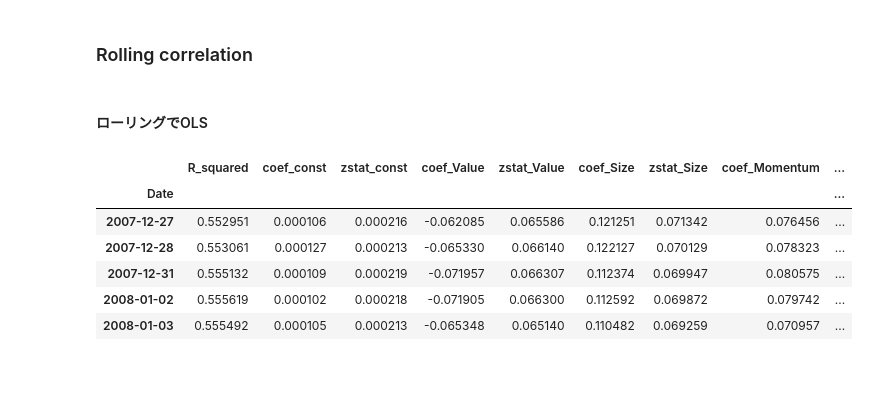
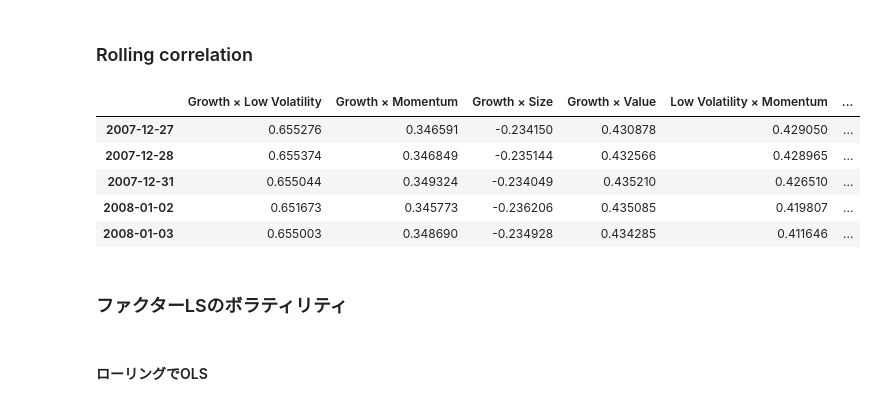
Before and after one commit to YH-05/finance, a Jupyter notebook: notebook/GEP_Quality-Growth/ファクター間スプレッド感応度.ipynb, the cells around one changed output. Saved outputs shown, nothing was run; the diff lists cells and outputs as text; code cells hidden in the pictures; blank space fills up the shorter version.

```diff
--- a/notebook/GEP_Quality-Growth/ファクター間スプレッド感応度.ipynb
+++ b/notebook/GEP_Quality-Growth/ファクター間スプレッド感応度.ipynb
@@ -170,51 +244,42 @@ fig.show()
 # %% [markdown]
 ### Rolling correlation
 # %%
-def rolling_correlation(X: pd.DataFrame, window: int = 252, step: int = 1):
-    """
-    説明変数間の全ペア相関を、係数ローリング回帰と同一窓で時系列算出。
-    X: 説明変数のみ（被説明変数は含めない）
-    戻り値: corr_ts (各列が変数ペア, 値はその窓のpairwise相関)
-    """
-    from itertools import combinations
-
-    cols = X.columns.tolist()
-    pairs = list(combinations(cols, 2))
-    idx, rows = [], []
-
-    for end in range(window, len(X) + 1, step):
-        win = X.iloc[end - window : end]
-        if (win.std() == 0).any():  # 分散ゼロ列（祝日ゼロ埋め残存等）を回避
-            continue
-        c = win.corr()
-        rows.append({f"{a} × {b}": c.loc[a, b] for a, b in pairs})
-        idx.append(X.index[end - 1])
-
-    return pd.DataFrame(rows, index=idx)
-
-
+window = 256
 corr_ts = rolling_correlation(
-    ret_quality[[c for c in ret_quality.columns if c != "Quality"]],
+    ret_quality[[c for c in ret_quality.columns if c != "Quality"]], window=window
 )
 
-# display(corr_ts.head())
+display(corr_ts.head())
 
 # --- 主要ペアの抽出 ---
 peak_abs = corr_ts.abs().max().sort_values(ascending=False)  # 最大絶対相関
 sign_flip = corr_ts.apply(lambda s: (s.min() < 0) and (s.max() > 0))  # 符号反転の有無
 span = (corr_ts.max() - corr_ts.min()).sort_values(ascending=False)  # 変動レンジ
 
 # print("=== 最大絶対相関 Top5 ===")
 # display(peak_abs.head(5).round(2))
 # print("\n=== 符号反転したペア ===")
 # display(sign_flip[sign_flip].index.tolist())
 # print("\n=== 変動レンジ Top5 ===")
 # display(span.head(5).round(2))
 
 # --- プロット: 変動の大きい主要ペアのみ ---
 key_pairs = span.head(6).index.tolist()
 fig = go.Figure()
 for col in key_pairs:
     fig.add_trace(go.Scatter(x=corr_ts.index, y=corr_ts[col], name=col, mode="lines"))
-fig.update_layout(template="plotly_dark", margin=dict(l=40, t=40, b=40, r=40))
+fig.update_layout(
+    title=f"Factor LS Return: Rolling correlation (window={window} days)",
+    template="plotly_dark",
+    margin=dict(l=40, t=40, b=40, r=40),
+)
 fig.show()
+# %% [output]
+|  | Growth × Low Volatility | Growth × Momentum | Growth × Size | Growth × Value | Low Volatility × Momentum | ... |
+| 2007-12-27 | 0.655276 | 0.346591 | -0.234150 | 0.430878 | 0.429050 | ... |
+| 2007-12-28 | 0.655374 | 0.346849 | -0.235144 | 0.432566 | 0.428965 | ... |
+| 2007-12-31 | 0.655044 | 0.349324 | -0.234049 | 0.435210 | 0.426510 | ... |
+| 2008-01-02 | 0.651673 | 0.345773 | -0.236206 | 0.435085 | 0.419807 | ... |
+| 2008-01-03 | 0.655003 | 0.348690 | -0.234928 | 0.434285 | 0.411646 | ... |
+# %% [markdown]
+### ファクターLSのボラティリティ
@@ -259,16 +356 @@ def run_rolling_factor_regression(
-# %%
-window = 252
-df_rolling_res = run_rolling_factor_regression(
-    df_daily_return=ret_quality, window=window, maxlags=21
-)
-
-display(df_rolling_res.head())
-# %% [output]
-|  | R_squared | coef_const | zstat_const | coef_Value | zstat_Value | coef_Size | zstat_Size | coef_Momentum | ... |
-| Date |  |  |  |  |  |  |  |  | ... |
-| 2007-12-27 | 0.552951 | 0.000106 | 0.000216 | -0.062085 | 0.065586 | 0.121251 | 0.071342 | 0.076456 | ... |
-| 2007-12-28 | 0.553061 | 0.000127 | 0.000213 | -0.065330 | 0.066140 | 0.122127 | 0.070129 | 0.078323 | ... |
-| 2007-12-31 | 0.555132 | 0.000109 | 0.000219 | -0.071957 | 0.066307 | 0.112374 | 0.069947 | 0.080575 | ... |
-| 2008-01-02 | 0.555619 | 0.000102 | 0.000218 | -0.071905 | 0.066300 | 0.112592 | 0.069872 | 0.079742 | ... |
-| 2008-01-03 | 0.555492 | 0.000105 | 0.000213 | -0.065348 | 0.065140 | 0.110482 | 0.069259 | 0.070957 | ... |
 # %%
```
Also changed, not shown: parts of 10 cells of this notebook, 3 other files.
